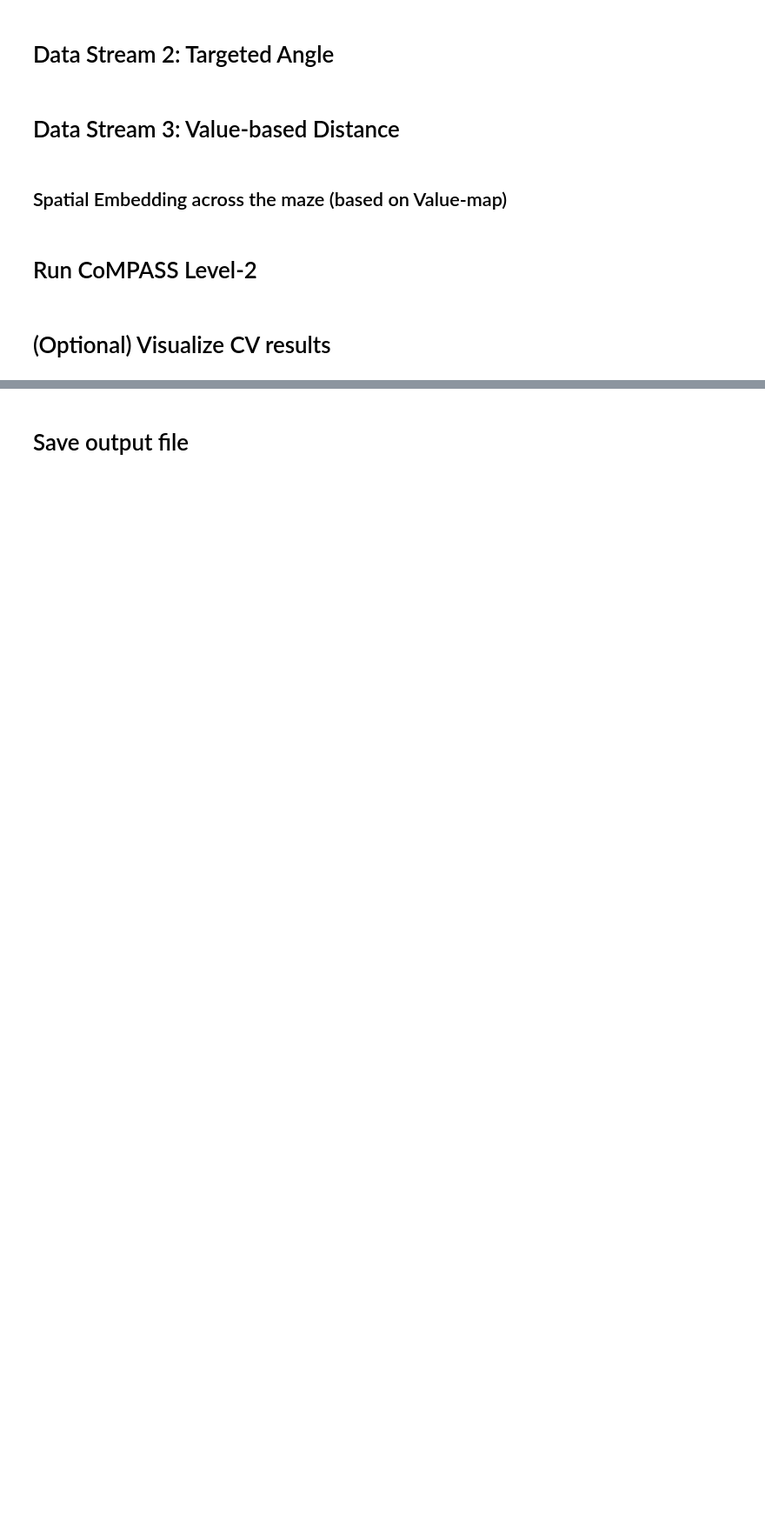
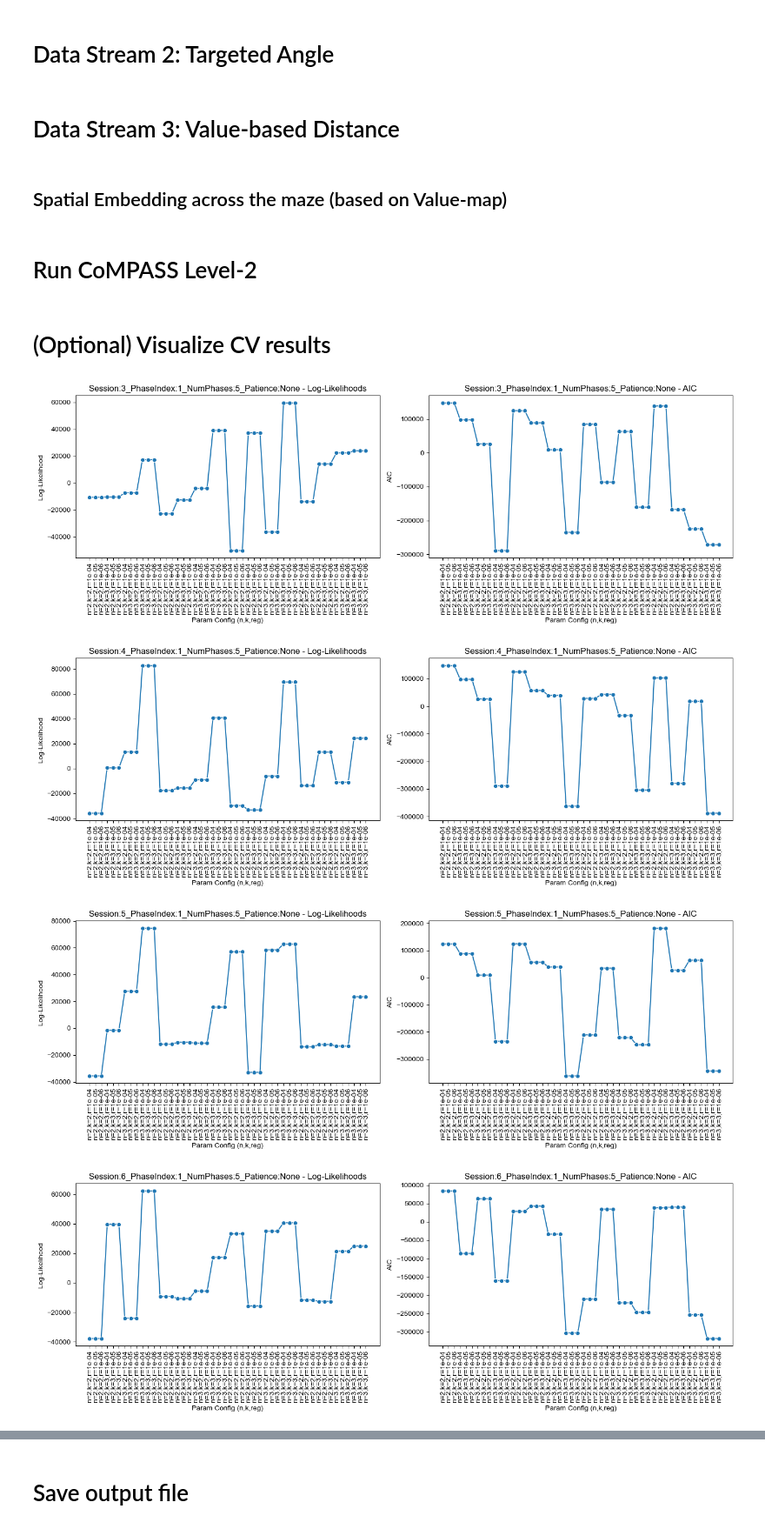
Before and after one commit to CoMPASS-Framework/CoMPASS-Labyrinth, a Jupyter notebook: notebooks/07_run_level_2.ipynb, the cells around one changed output, grey strips where cells are left out. Shown at 87% size. Saved outputs shown, nothing was run; the diff lists cells and outputs as text; code cells hidden in the pictures; blank space fills up the shorter version.

```diff
--- a/notebooks/07_run_level_2.ipynb
+++ b/notebooks/07_run_level_2.ipynb
@@ -162,4 +175,9 @@ df_hier, cv_results = level_2.run_compass(
 # %% [markdown]
 # (Optional) Visualize CV results
 # %%
-# level_2.visualize_cv_results(cv_results)
+level_2.visualize_cv_results(cv_results)
+# %% [output]
+[figure, added]
+[figure, added]
+[figure, added]
+[figure, added]
```
Also changed, not shown: parts of 8 cells of this notebook.
